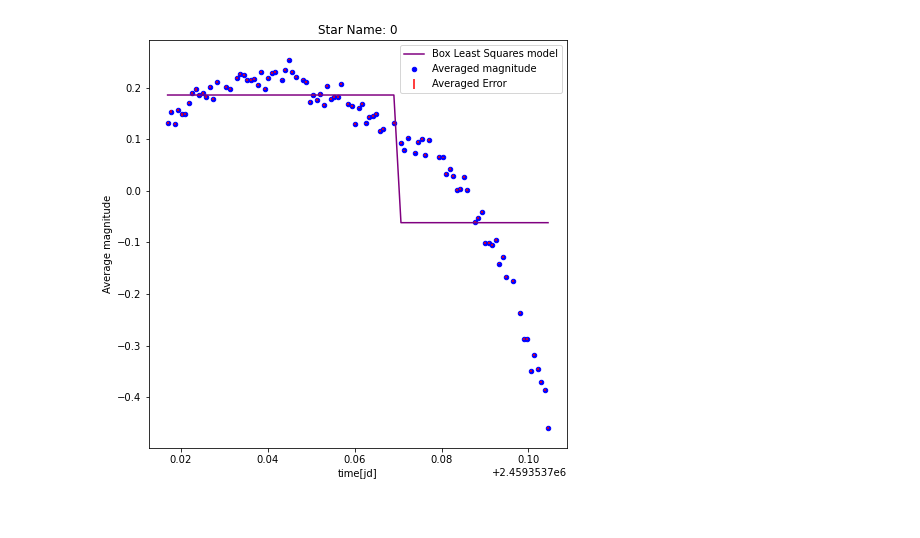
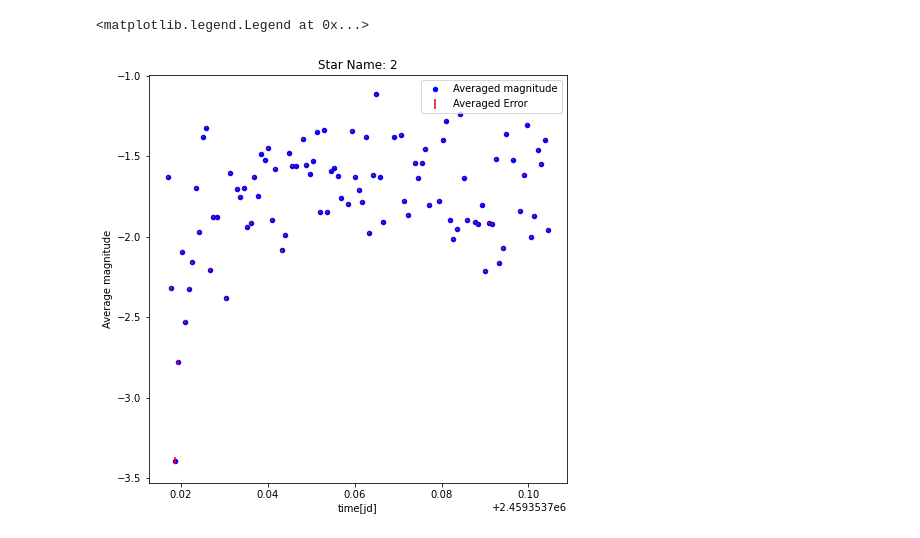
Before and after one commit to HMVoden/differential-photometry, a Jupyter notebook: differential_photometry.ipynb, the cells around one changed output. Cells and saved outputs as stored; diff of their text form; code cells hidden in the pictures.

Commit message:
Added data cleaning function, added items to run against all data files. Need to split utility file into more files.

```diff
--- a/differential_photometry.ipynb
+++ b/differential_photometry.ipynb
@@ -17,8 +17,12 @@ from feets.preprocess import remove_noise
 from feets import FeatureSpace, ExtractorWarning
 
 ## CONSTANTS ============================================================================
-
-FILENAME = 'data/M3_raw01Photometry28-47-59.csv' # Change me to work with different files/filename
+# FILENAME = 'data/data.csv'
+# FILENAME = 'data/M3_raw01_Photometry28_47_55.csv'
+# FILENAME = 'data/M3_raw02_Photometry25-47-59.csv'
+# FILENAME = 'data/M3_raw03_Photometry28-47-55.csv'
+# FILENAME = 'data/M3_raw04_Photometry35-47-55.csv'
+# FILENAME = 'data/M3_raw01_Photometry28_47_55_may_29.csv' # Change me to work with different files/filename
 EXPOSURE_TIME = 2.5 # Seconds
 
 warnings.simplefilter(action='ignore', category=FutureWarning)
@@ -32,8 +36,8 @@ warnings.filterwarnings("ignore", category=ExtractorWarning)
 
 df = util.extract_data(FILENAME)
 
-mags = df['mag'].to_numpy()
-error = df['error_t'].to_numpy()
+mags = df['mag'].to_numpy(dtype='float64')
+error = df['error_t'].to_numpy(dtype='float64')
 
 num_stars, samples = util.extract_samples_stars(df)
 if 'jd' in df.columns:
@@ -49,7 +53,7 @@ uncertainties = util.calculate_all_uncertainties(error) # Each individual array
 average_diff_mags = np.mean(diff_mags, axis=1, dtype=np.float64) # mean of every column, accumulating all stars at particular time
 average_uncertainties = sqrt(np.sum(uncertainties**2, axis=1, dtype=np.float64))/uncertainties[0].shape[0] # sum of squares of each column, then sqrt'd
 
-box_model_results = util.box_model_data(average_diff_mags, average_uncertainties, timeline=timeline)
+box_model_results = util.model_box_data(average_diff_mags, average_uncertainties, timeline=timeline)
 
 # # Feature Extraction information
 # indices = util.calculate_all_feets_indices(data = average_diff_mags,
@@ -63,22 +67,26 @@ box_model_results = util.box_model_data(average_diff_mags, average_uncertainties
 # original_data_filtered = df.iloc[indices_of_stars]
 # original_data_filtered.to_excel('Stars_with_varying_light.xlsx')
 
+# # Chi squared test
+# chi = util.model_chi_squared(average_diff_mags, timeline, average_uncertainties)
+# pd.DataFrame({'chisquared':chi}).to_excel('chi_squared_test.xlsx')
+
 # Data testing, want to look at all our findings
-test_index = 0
+test_index = 2
 test_data = box_model_results[test_index]
-test_mag = test_data['data']
-test_uncert = test_data['uncertainty']
-test_model = test_data['fitted_model']
-test_time  = test_data['time']
+test_mag = average_diff_mags[test_index]
+test_uncert = average_uncertainties[test_index]
+#test_model = test_data['fitted_model']
+test_time  = timeline
 
 # Plotting and whatnot
 test_df = pd.DataFrame({'name': test_data['name'], 'average_magnitude': test_mag, 'average_uncertainty': test_uncert, 'time': test_time})
 test_df.style.set_caption("Star number: %i" % test_data['name'])
 ax = test_df.plot.scatter(x='time', y='average_magnitude', color='b', figsize=(7.5, 7.5), label='Averaged magnitude')
-ax.plot(test_time, test_model, label='Box Least Squares model', color='purple')
+#ax.plot(test_time, test_model, label='Box Least Squares model', color='purple')
 ax.errorbar(x=test_df['time'], y=test_df['average_magnitude'], yerr=test_df['average_uncertainty'], fmt='none', color='r', label='Averaged Error')
 ax.set_xlabel('time[jd]')
 ax.set_ylabel('Average magnitude')
-ax.set_title("Star Name: %i" % test_data['name'])
+ax.set_title("Star Name: %i" % test_index)
 ax.legend()
 # %% [output]
@@ -86 +110,2 @@ ax.legend()
+<matplotlib.legend.Legend at 0x...>
-[figure, old version]
+[figure, new version]
```
Also changed, not shown: parts of 1 cell of this notebook, 1 other file.
